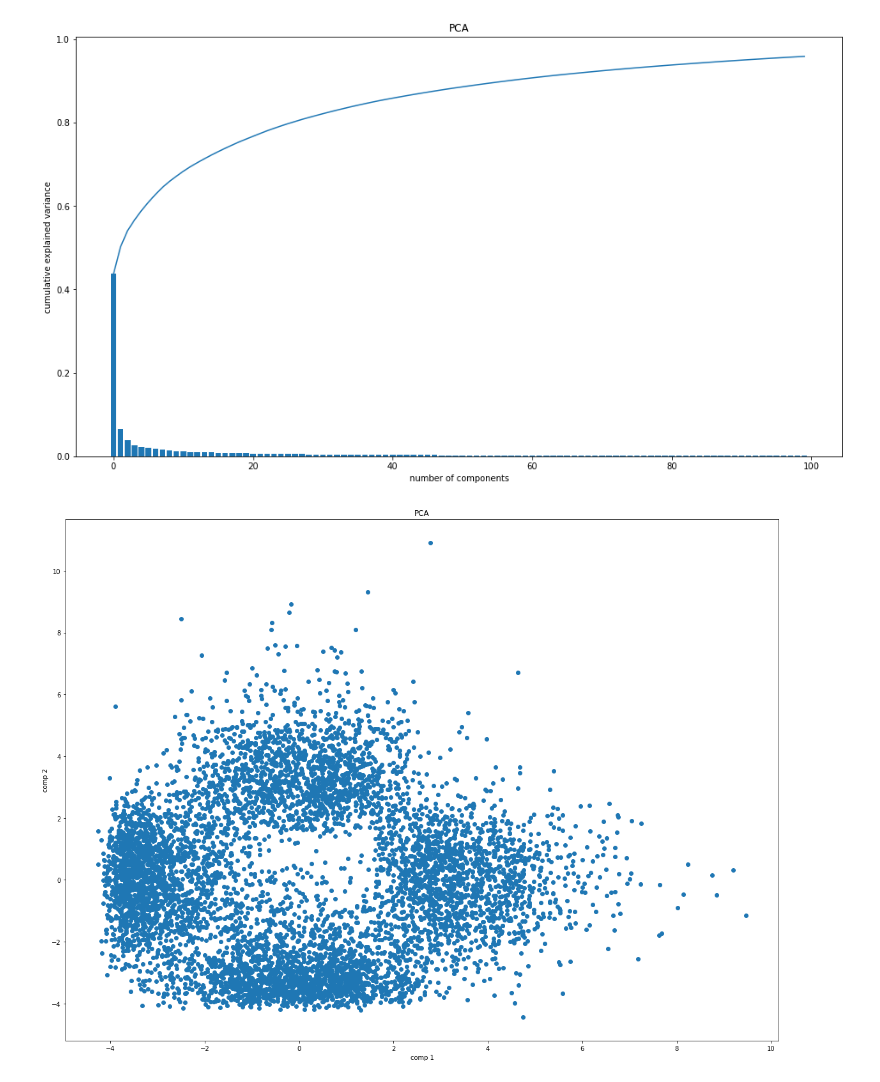
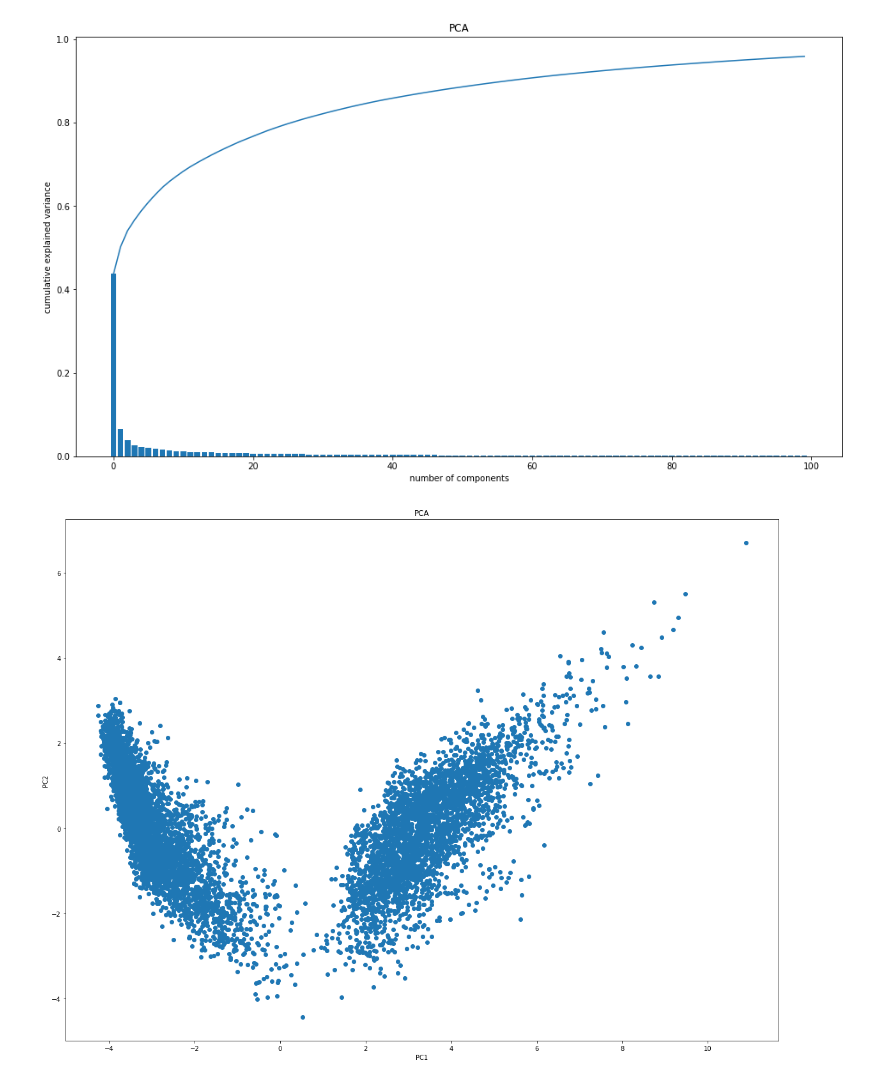
Before and after one commit to gekas145/WUM-2021-Projekty, a Jupyter notebook: Projekt2/feature_engineering_and_baseline.ipynb, the cells around one changed output. Saved outputs shown, nothing was run; the diff lists cells and outputs as text; code cells hidden in the pictures.

Commit message:
poprawa błędu przy reshape

```diff
--- a/Projekt2/feature_engineering_and_baseline.ipynb
+++ b/Projekt2/feature_engineering_and_baseline.ipynb
@@ -61,18 +64,25 @@ plt.title("PCA")
 plt.show()
 # %% [output]
 [figure]
+# %%
+def reshape(components):
+    res = np.zeros((2, components.shape[0]))
+    for i in range(len(components)):
+        res[0][i] = components[i][0]
+        res[1][i] = components[i][1]
+    return res
 # %%
 pca = PCA(n_components = 2)
 pca.fit(X_train)
 pca_comp = pca.transform(X_train)
-pca_comp = pca_comp.reshape(2, pca_comp.shape[0])
+pca_comp = reshape(pca_comp)
 
 plt.rcParams["figure.figsize"] = [20,15]
 plt.scatter(pca_comp[0], pca_comp[1])
-plt.xlabel("comp 1")
-plt.ylabel("comp 2")
+plt.xlabel("PC1")
+plt.ylabel("PC2")
 plt.title("PCA")
 plt.show()
-# widać 4 klastry(powinno być 6)
+# widać 2 klastry
 # %% [output]
-[figure, old version]
+[figure, new version]
```
Also changed, not shown: parts of 3 cells of this notebook.
